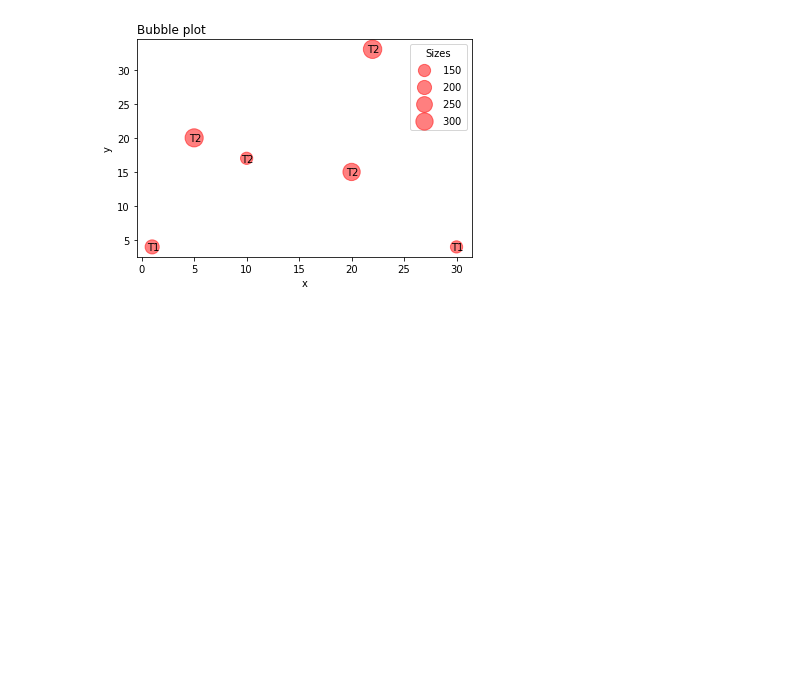
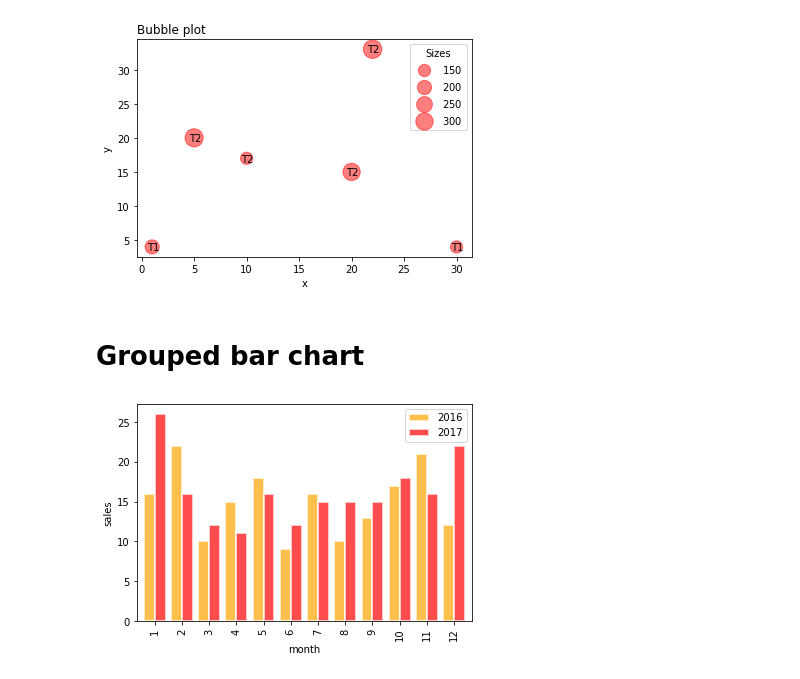
Before and after one commit to morrisgpeter/Python-graphs, a Jupyter notebook: Python plot library.ipynb, the cells around one changed output. Cells and saved outputs as stored; diff of their text form; code cells hidden in the pictures; blank space fills up the shorter version.

```diff
--- a/Python plot library.ipynb
+++ b/Python plot library.ipynb
@@ -41,3 +43,26 @@ for i, txt in enumerate(t):
 plt.show()
 # %% [output]
 [figure]
+# %% [markdown]
+# Grouped bar chart
+# %%
+year = np.repeat(np.arange(2016,2018),12, axis = None)
+month = np.tile(np.arange(1,13),2)
+sales = np.random.poisson(15, size = 24)
+m = np.array(["Jan", "Feb", "Mar", "Apr","May", "Jun", "Jul","Aug", "Sep", "Oct","Nov", "Dec"])
+df = pd.DataFrame({'year':year,
+                  'month':month,
+                  'sales':sales})
+# %%
+df.pivot(columns='year', index='month', values='sales').plot(kind='bar',
+                                                             width=.8,
+                                                             edgecolor='white',
+                                                             color=['orange','red'],
+                                                             ylabel= 'sales',
+                                                             linewidth=2,
+                                                             alpha = 0.7)
+
+plt.legend(loc=0)
+plt.show()
+# %% [output]
+[figure, added]
```
Also changed, not shown: parts of 2 cells of this notebook.
